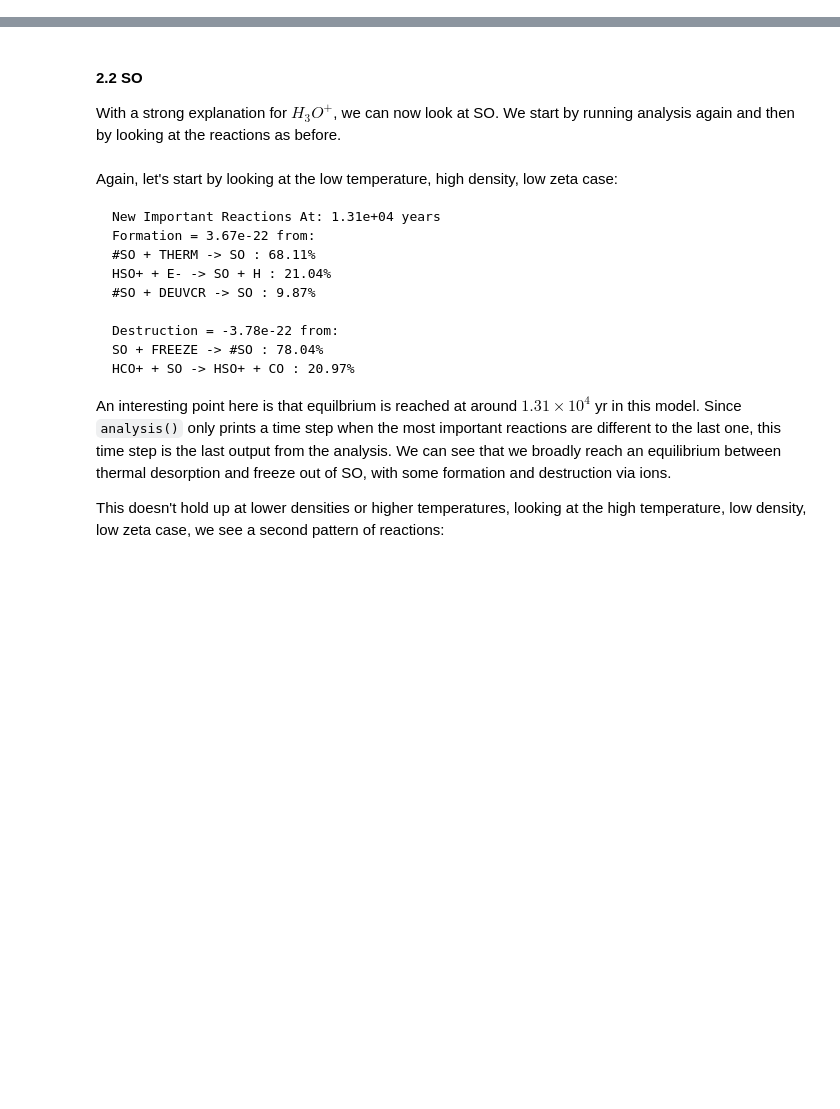
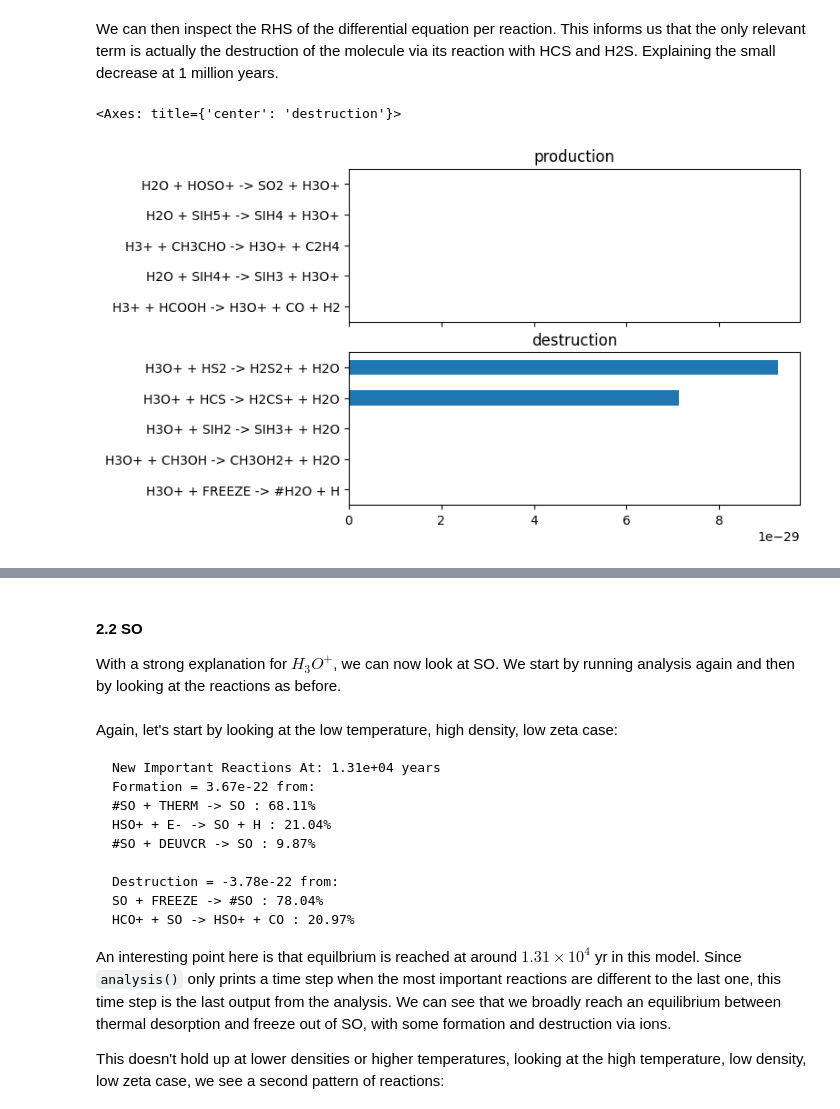
Before and after one commit to uclchem/UCLCHEM, a Jupyter notebook: notebooks/4_chemical_analysis.ipynb, the cells around one changed output, grey strips where cells are left out. Cells and saved outputs as stored; diff of their text form; code cells hidden in the pictures; blank space fills up the shorter version.

```diff
--- a/notebooks/4_chemical_analysis.ipynb
+++ b/notebooks/4_chemical_analysis.ipynb
@@ -101,0 +163,14 @@ with open("../output/H3O-analysis-250.0_10000.0_1.0.csv") as fh:
+# %% [markdown]
+We can then inspect the RHS of the differential equation per reaction. This informs us that the only relevant term is actually the destruction of the molecule via its reaction with HCS and H2S. Explaining the small decrease at 1 million years.
+# %%
+production, destruction = get_production_and_destruction("H3O+", flux)
+fig, ax = plt.subplots(2, 1, sharex=True)
+production.iloc[-1].sort_values(ascending=True)[:5].plot.barh(
+    ax=ax[0], title="production"
+)
+destruction.iloc[-1].sort_values(ascending=True)[:5].plot.barh(
+    ax=ax[1], title="destruction"
+)
+# %% [output]
+<Axes: title={'center': 'destruction'}>
+[figure, added]
```
Also changed, not shown: parts of 18 cells of this notebook, 32 other files.
